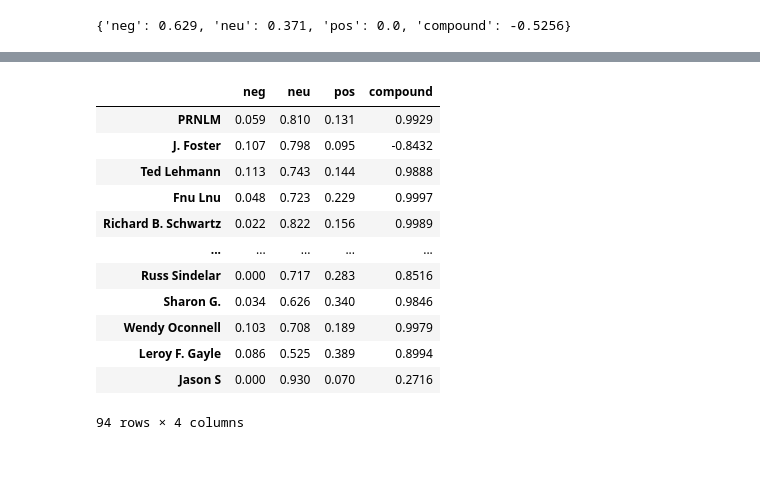
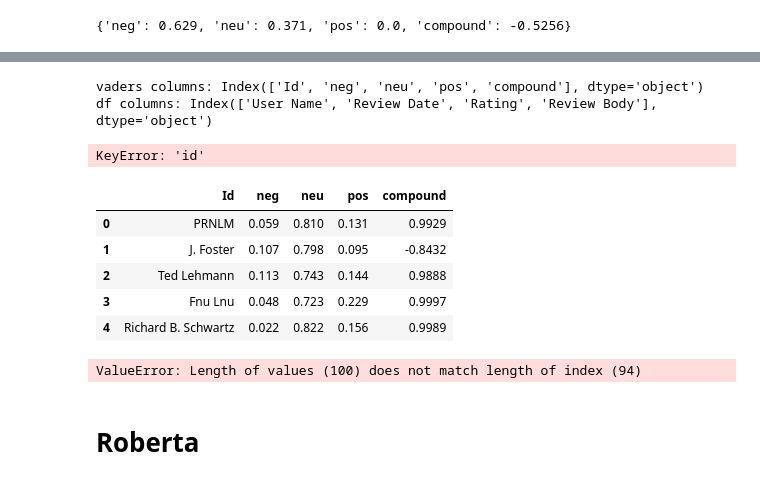
Before and after one commit to sutanto5/Amazon_WebScraper, a Jupyter notebook: Amazon_Sentiment_Analysis.ipynb, the cells around one changed output, grey strips where cells are left out. Drawn from its saved outputs; the diff is of its cells as text; code cells hidden in the pictures.

Commit message:
Ratings working

```diff
--- a/Amazon_Sentiment_Analysis.ipynb
+++ b/Amazon_Sentiment_Analysis.ipynb
@@ -23,5 +24,5 @@ from nltk.sentiment.vader import SentimentIntensityAnalyzer
 # %%
 #import data
-df = pd.read_csv('hillbilly_elegy.csv')
+df = pd.read_csv('hillbilly.csv')
 df.head()
 # %% [output]
@@ -136,11 +146,0 @@ sia.polarity_scores(example)
-# %%
-res = {}
-
-for _, row in tqdm(df.iterrows(), total=len(df)):
-    review = row['Review Body']  # Ensure column name is correct
-    user_id = row['User Name']   # Ensure column name is correct
-
-    if pd.isna(review):  # Skip NaN reviews
-        continue
-
-    res[user_id] = sia.polarity_scores(review)  # Convert to string in case of unexpected NaNs
@@ -168,17 +147,45 @@ res
+# %%
+# Run the polarity score on the entire dataset
+res = {}
+for i, row in tqdm(df.iterrows(), total=len(df)):
+    text = row['Review Body']
+    myid = row['User Name']
+    res[myid] = sia.polarity_scores(text)
+# %%
+#dict
+vaders = pd.DataFrame(res).T
+vaders = vaders.reset_index().rename(columns={'index': 'Id'})
+
+print("vaders columns:", vaders.columns)
+print("df columns:", df.columns)
+
+vaders = vaders.merge(df, left_on='Id', right_on='id', how='left')
+
+
+#vaders = vaders.merge(df, how='left')
+# %% [output]
+vaders columns: Index(['Id', 'neg', 'neu', 'pos', 'compound'], dtype='object')
+df columns: Index(['User Name', 'Review Date', 'Rating', 'Review Body'], dtype='object')
+KeyError: 'id'
 # %%
 #T transpsoes -> puts res in dataframe
-pd.DataFrame(res).T
+vaders = pd.DataFrame(res).T
+vaders = vaders.reset_index().rename(columns={'index': 'Id'})
+vaders.head()
 # %% [output]
-|  | neg | neu | pos | compound |
-| PRNLM | 0.059 | 0.810 | 0.131 | 0.9929 |
-| J. Foster | 0.107 | 0.798 | 0.095 | -0.8432 |
-| Ted Lehmann | 0.113 | 0.743 | 0.144 | 0.9888 |
-| Fnu Lnu | 0.048 | 0.723 | 0.229 | 0.9997 |
-| Richard B. Schwartz | 0.022 | 0.822 | 0.156 | 0.9989 |
-| ... | ... | ... | ... | ... |
-| Russ Sindelar | 0.000 | 0.717 | 0.283 | 0.8516 |
-| Sharon G. | 0.034 | 0.626 | 0.340 | 0.9846 |
-| Wendy Oconnell | 0.103 | 0.708 | 0.189 | 0.9979 |
-| Leroy F. Gayle | 0.086 | 0.525 | 0.389 | 0.8994 |
-| Jason S | 0.000 | 0.930 | 0.070 | 0.2716 |
+|  | Id | neg | neu | pos | compound |
+| 0 | PRNLM | 0.059 | 0.810 | 0.131 | 0.9929 |
+| 1 | J. Foster | 0.107 | 0.798 | 0.095 | -0.8432 |
+| 2 | Ted Lehmann | 0.113 | 0.743 | 0.144 | 0.9888 |
+| 3 | Fnu Lnu | 0.048 | 0.723 | 0.229 | 0.9997 |
+| 4 | Richard B. Schwartz | 0.022 | 0.822 | 0.156 | 0.9989 |
-94 rows × 4 columns
+# %%
+# Add the review bodies to the vaders DataFrame
+vaders['Review Body'] = df['Review Body'].values  # Assuming the order matches
+vaders.head()
+
+#Stop Here cuz need Stars -> Can figure out later
+# %% [output]
+ValueError: Length of values (100) does not match length of index (94)
+# %% [markdown]
+# **Roberta**
```
Also changed, not shown: parts of 21 cells of this notebook.
